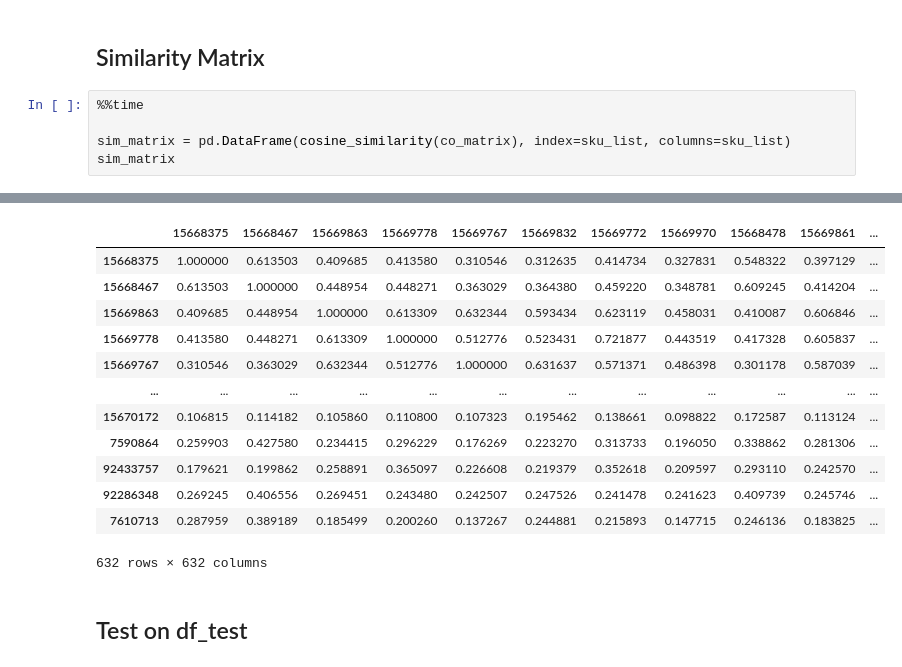
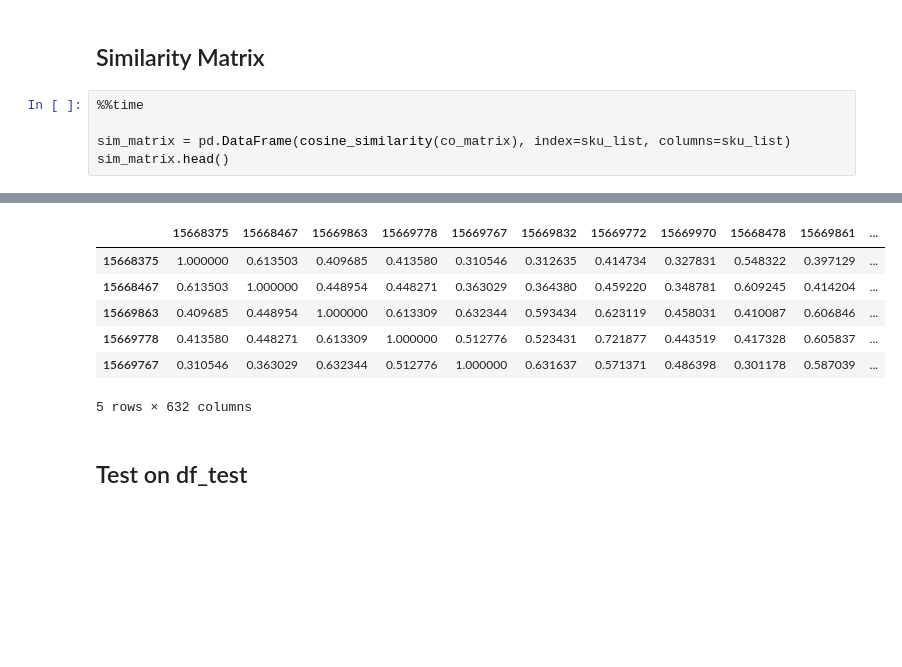
Before and after one commit to chawla201/shopping-cart-completion-problem, a Jupyter notebook: kaggle code.ipynb, the cells around one changed output, grey strips where cells are left out. Drawn from its saved outputs; the diff is of its cells as text; blank space fills up the shorter version.

```diff
--- a/kaggle code.ipynb
+++ b/kaggle code.ipynb
@@ -463,5 +373,5 @@ Wall time: 7.38 s
 %%time
 
 sim_matrix = pd.DataFrame(cosine_similarity(co_matrix), index=sku_list, columns=sku_list)
-sim_matrix
+sim_matrix.head()
 # %% [output]
@@ -468,16 +380,10 @@ sim_matrix
 |  | 15668375 | 15668467 | 15669863 | 15669778 | 15669767 | 15669832 | 15669772 | 15669970 | 15668478 | 15669861 | ... |
 | 15668375 | 1.000000 | 0.613503 | 0.409685 | 0.413580 | 0.310546 | 0.312635 | 0.414734 | 0.327831 | 0.548322 | 0.397129 | ... |
 | 15668467 | 0.613503 | 1.000000 | 0.448954 | 0.448271 | 0.363029 | 0.364380 | 0.459220 | 0.348781 | 0.609245 | 0.414204 | ... |
 | 15669863 | 0.409685 | 0.448954 | 1.000000 | 0.613309 | 0.632344 | 0.593434 | 0.623119 | 0.458031 | 0.410087 | 0.606846 | ... |
 | 15669778 | 0.413580 | 0.448271 | 0.613309 | 1.000000 | 0.512776 | 0.523431 | 0.721877 | 0.443519 | 0.417328 | 0.605837 | ... |
 | 15669767 | 0.310546 | 0.363029 | 0.632344 | 0.512776 | 1.000000 | 0.631637 | 0.571371 | 0.486398 | 0.301178 | 0.587039 | ... |
-| ... | ... | ... | ... | ... | ... | ... | ... | ... | ... | ... | ... |
-| 15670172 | 0.106815 | 0.114182 | 0.105860 | 0.110800 | 0.107323 | 0.195462 | 0.138661 | 0.098822 | 0.172587 | 0.113124 | ... |
-| 7590864 | 0.259903 | 0.427580 | 0.234415 | 0.296229 | 0.176269 | 0.223270 | 0.313733 | 0.196050 | 0.338862 | 0.281306 | ... |
-| 92433757 | 0.179621 | 0.199862 | 0.258891 | 0.365097 | 0.226608 | 0.219379 | 0.352618 | 0.209597 | 0.293110 | 0.242570 | ... |
-| 92286348 | 0.269245 | 0.406556 | 0.269451 | 0.243480 | 0.242507 | 0.247526 | 0.241478 | 0.241623 | 0.409739 | 0.245746 | ... |
-| 7610713 | 0.287959 | 0.389189 | 0.185499 | 0.200260 | 0.137267 | 0.244881 | 0.215893 | 0.147715 | 0.246136 | 0.183825 | ... |
-632 rows × 632 columns
+5 rows × 632 columns
 # %% [markdown]
 ## Test on df_test
 # %%
```
Also changed, not shown: parts of 29 cells of this notebook.
